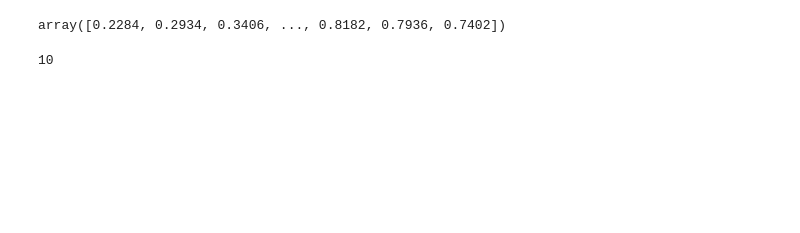
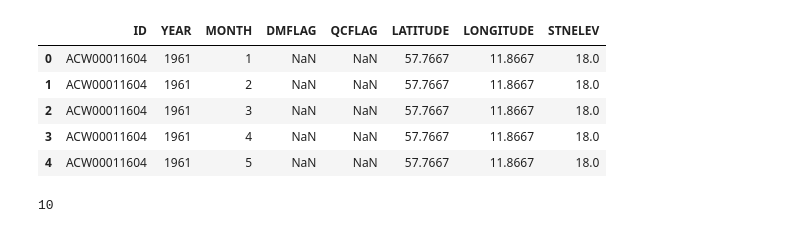
Before and after one commit to killerbeelsl/weather_temperature_prediction_with_transformer, a Jupyter notebook: data_preprocessing.ipynb, the cells around one changed output. Drawn from its saved outputs; the diff is of its cells as text; code cells hidden in the pictures; blank space fills up the shorter version.

```diff
--- a/data_preprocessing.ipynb
+++ b/data_preprocessing.ipynb
@@ -49,7 +38,7 @@ data
 # 1. Scale numerical features
 scaler = MinMaxScaler()
 numerical_features = ['LATITUDE', 'LONGITUDE', 'STNELEV']
-data[numerical_features] = scaler.fit_transform(data[numerical_features])
+# data[numerical_features] = scaler.fit_transform(data[numerical_features])
 
 unchanged_features = ['YEAR', 'MONTH']
 # %%
@@ -61,15 +50,20 @@ encoder = OneHotEncoder(handle_unknown='ignore', sparse_output=False)  # sparse=
 categorical_features = ['DMFLAG', 'QCFLAG']  # Include 'ID' for station embeddings
 encoded_features = encoder.fit_transform(data[categorical_features])
 # %%
-data = data.drop(columns=['VALUE'])
+data = data.drop(columns=['Temperature'])
+# %%
+data.head()
+# %% [output]
+|  | ID | YEAR | MONTH | DMFLAG | QCFLAG | LATITUDE | LONGITUDE | STNELEV |
+| 0 | ACW00011604 | 1961 | 1 | NaN | NaN | 57.7667 | 11.8667 | 18.0 |
+| 1 | ACW00011604 | 1961 | 2 | NaN | NaN | 57.7667 | 11.8667 | 18.0 |
+| 2 | ACW00011604 | 1961 | 3 | NaN | NaN | 57.7667 | 11.8667 | 18.0 |
+| 3 | ACW00011604 | 1961 | 4 | NaN | NaN | 57.7667 | 11.8667 | 18.0 |
+| 4 | ACW00011604 | 1961 | 5 | NaN | NaN | 57.7667 | 11.8667 | 18.0 |
 # %%
 X = np.concatenate([data[unchanged_features].values,encoded_features,
                    data[numerical_features].values], axis=1)
 y = value_transformed  # Target variable
-# %%
-y
-# %% [output]
-array([0.2284, 0.2934, 0.3406, ..., 0.8182, 0.7936, 0.7402])
 # %%
 num_features = X[1].shape[0]
 # %%
```
Also changed, not shown: parts of 16 cells of this notebook.
